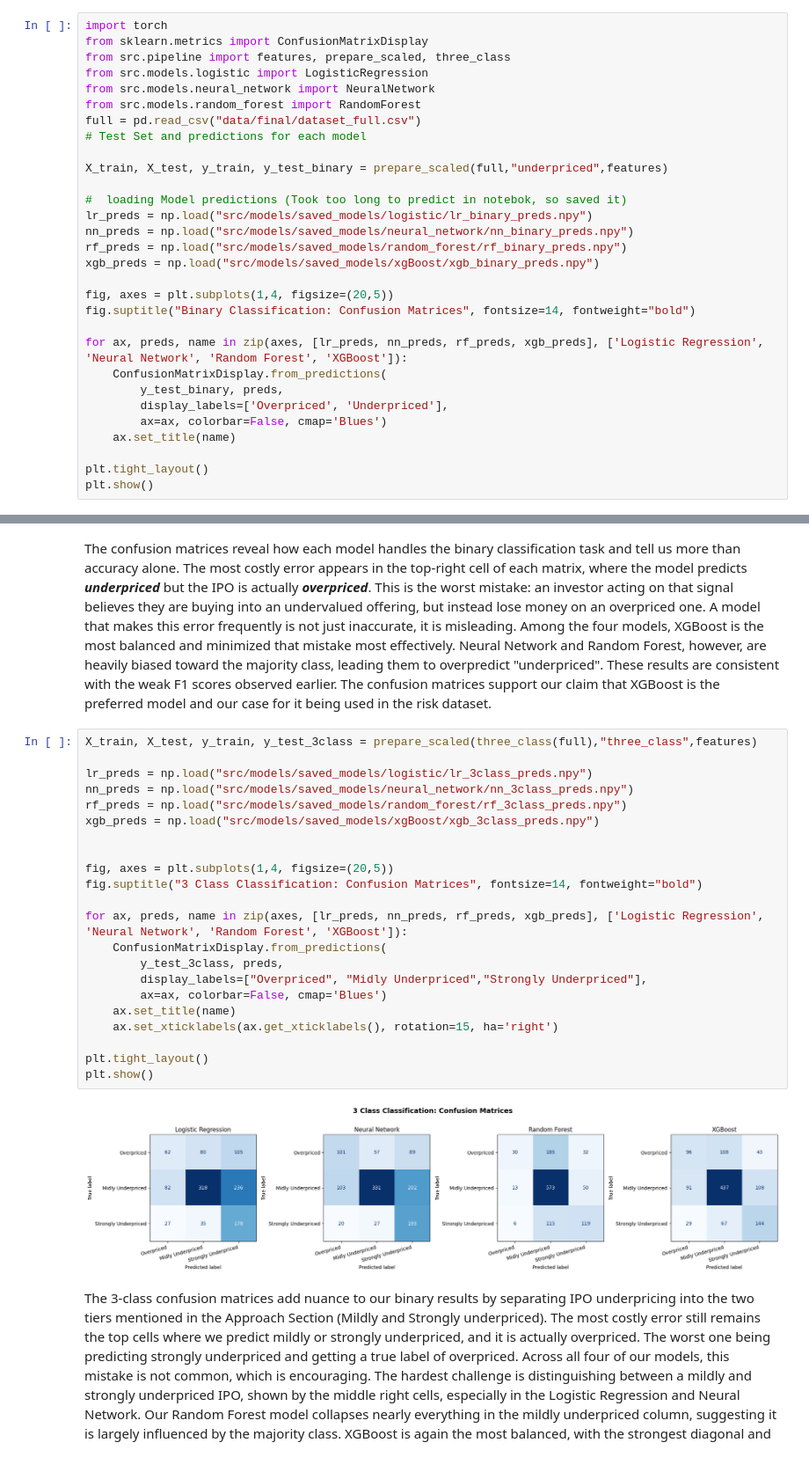
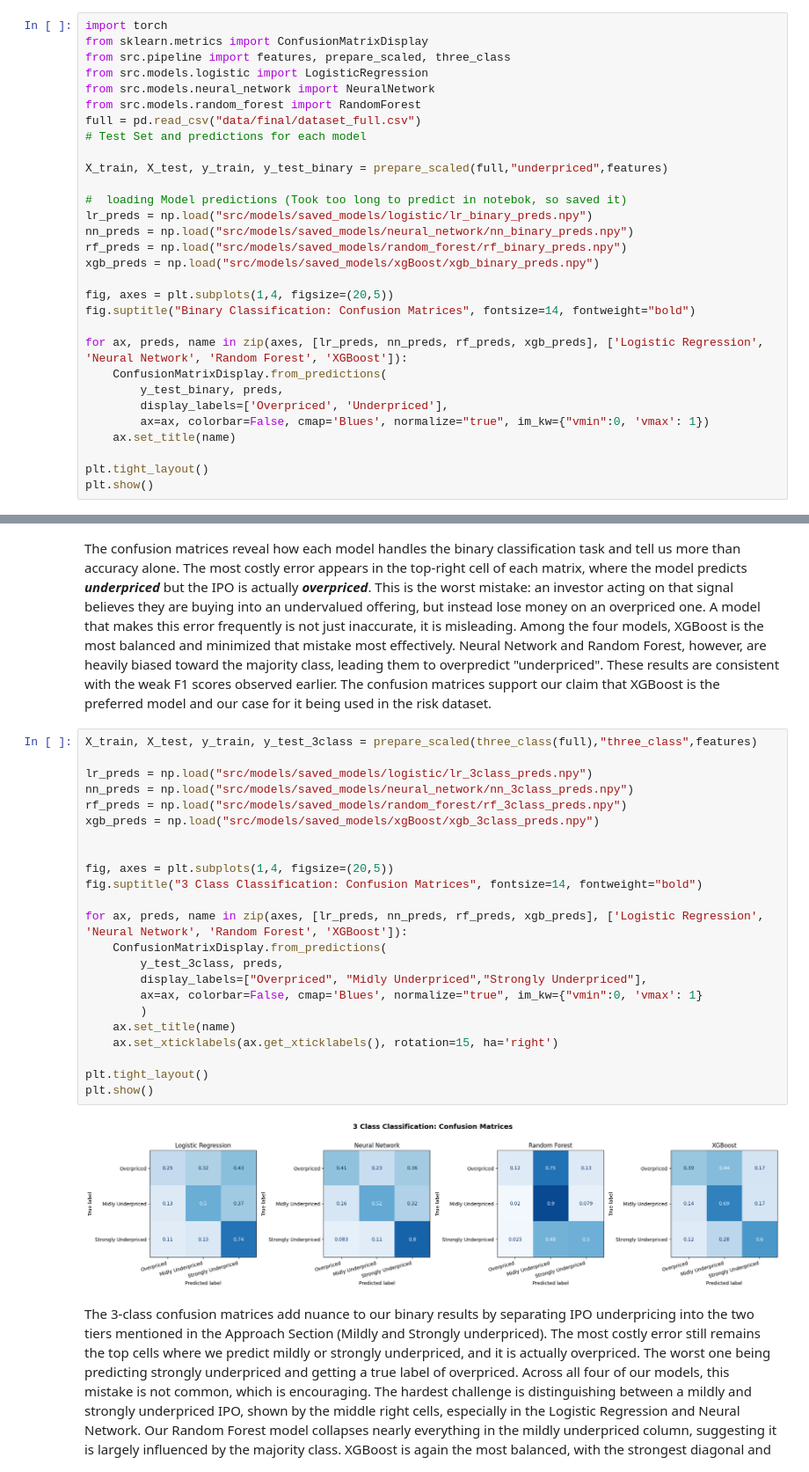
Before and after one commit to A-Kester/ipologists, a Jupyter notebook: report.ipynb, the cells around one changed output, grey strips where cells are left out. Shown at 88% size. Cells and saved outputs as stored; diff of their text form.

```diff
--- a/report.ipynb
+++ b/report.ipynb
@@ -330,7 +333,7 @@ for ax, preds, name in zip(axes, [lr_preds, nn_preds, rf_preds, xgb_preds], ['Lo
     ConfusionMatrixDisplay.from_predictions(
         y_test_binary, preds,
         display_labels=['Overpriced', 'Underpriced'],
-        ax=ax, colorbar=False, cmap='Blues')
+        ax=ax, colorbar=False, cmap='Blues', normalize="true", im_kw={"vmin":0, 'vmax': 1})
     ax.set_title(name)
 
 plt.tight_layout()
@@ -342,27 +345,28 @@ The confusion matrices reveal how each model handles the binary classification t
 # %%
 X_train, X_test, y_train, y_test_3class = prepare_scaled(three_class(full),"three_class",features)
 
 lr_preds = np.load("src/models/saved_models/logistic/lr_3class_preds.npy")
 nn_preds = np.load("src/models/saved_models/neural_network/nn_3class_preds.npy")
 rf_preds = np.load("src/models/saved_models/random_forest/rf_3class_preds.npy")
 xgb_preds = np.load("src/models/saved_models/xgBoost/xgb_3class_preds.npy")
 
 
 fig, axes = plt.subplots(1,4, figsize=(20,5))
 fig.suptitle("3 Class Classification: Confusion Matrices", fontsize=14, fontweight="bold")
 
 for ax, preds, name in zip(axes, [lr_preds, nn_preds, rf_preds, xgb_preds], ['Logistic Regression', 'Neural Network', 'Random Forest', 'XGBoost']):
     ConfusionMatrixDisplay.from_predictions(
         y_test_3class, preds,
         display_labels=["Overpriced", "Midly Underpriced","Strongly Underpriced"],
-        ax=ax, colorbar=False, cmap='Blues')
+        ax=ax, colorbar=False, cmap='Blues', normalize="true", im_kw={"vmin":0, 'vmax': 1}
+        )
     ax.set_title(name)
     ax.set_xticklabels(ax.get_xticklabels(), rotation=15, ha='right')
 
 plt.tight_layout()
 plt.show()
 # %% [output]
-[figure, old version]
+[figure, new version]
 # %% [markdown]
 The 3-class confusion matrices add nuance to our binary results by separating IPO underpricing into the two tiers mentioned in the Approach Section (Mildly and Strongly underpriced). The most costly error still remains the top cells where we predict mildly or strongly underpriced, and it is actually overpriced. The worst one being predicting strongly underpriced and getting a true label of overpriced. Across all four of our models, this mistake is not common, which is encouraging. The hardest challenge is distinguishing between a mildly and strongly underpriced IPO, shown by the middle right cells, especially in the Logistic Regression and Neural Network. Our Random Forest model collapses nearly everything in the mildly underpriced column, suggesting it is largely influenced by the majority class. XGBoost is again the most balanced, with the strongest diagonal and fewest catastrophic misclassifications.
 Overall, the 3-class task is meaningfully harder than the binary classification one, making our models less reliable.
```
Also changed, not shown: parts of 6 cells of this notebook.
